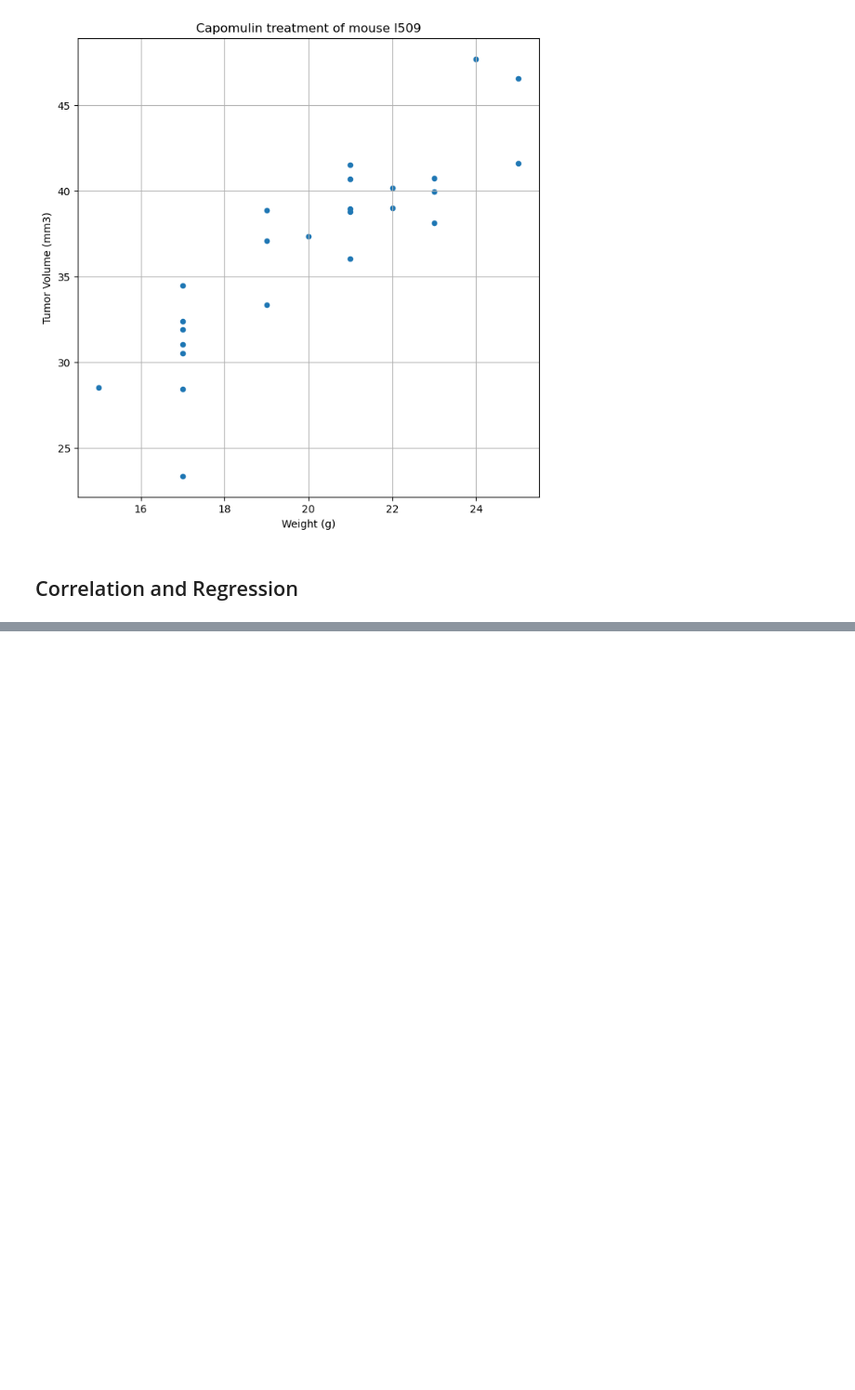
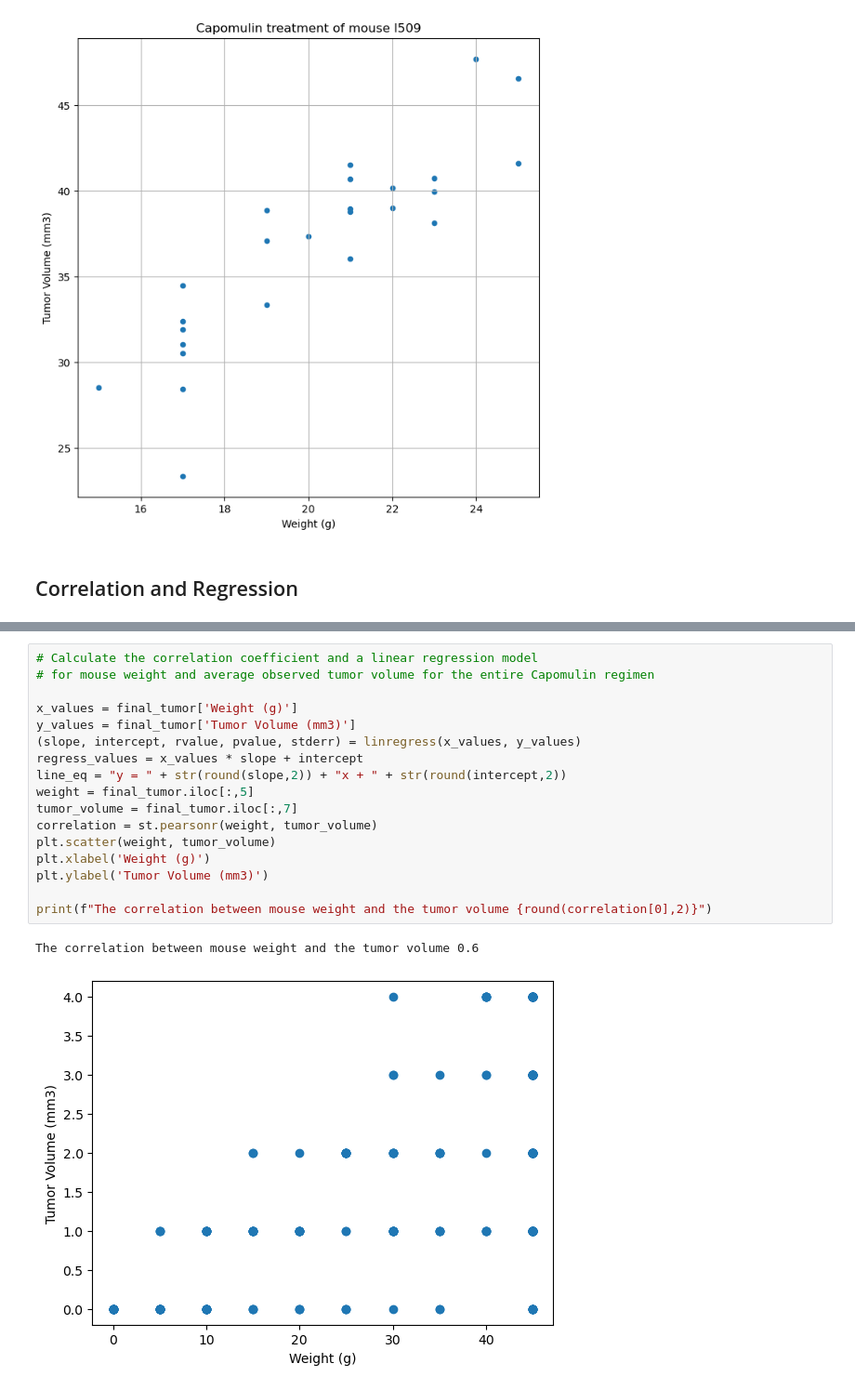
Before and after one commit to veenahvina/Pymaceuticals_MarvinaLarry, a Jupyter notebook: Pharma_MarvinaLarry.ipynb, the cells around one changed output, grey strips where cells are left out. Shown at 93% size. Saved outputs shown, nothing was run; the diff lists cells and outputs as text; blank space fills up the shorter version.

Commit message:
regression correlation

```diff
--- a/Pharma_MarvinaLarry.ipynb
+++ b/Pharma_MarvinaLarry.ipynb
@@ -314,0 +310,20 @@ The correlation between mouse weight and the average tumor volume is 0.84
+# %%
+# Calculate the correlation coefficient and a linear regression model
+# for mouse weight and average observed tumor volume for the entire Capomulin regimen
+
+x_values = final_tumor['Weight (g)']
+y_values = final_tumor['Tumor Volume (mm3)']
+(slope, intercept, rvalue, pvalue, stderr) = linregress(x_values, y_values)
+regress_values = x_values * slope + intercept
+line_eq = "y = " + str(round(slope,2)) + "x + " + str(round(intercept,2))
+weight = final_tumor.iloc[:,5]
+tumor_volume = final_tumor.iloc[:,7]
+correlation = st.pearsonr(weight, tumor_volume)
+plt.scatter(weight, tumor_volume)
+plt.xlabel('Weight (g)')
+plt.ylabel('Tumor Volume (mm3)')
+
+print(f"The correlation between mouse weight and the tumor volume {round(correlation[0],2)}")
+# %% [output]
+The correlation between mouse weight and the tumor volume 0.6
+[figure, added]
```
Also changed, not shown: parts of 2 cells of this notebook.
